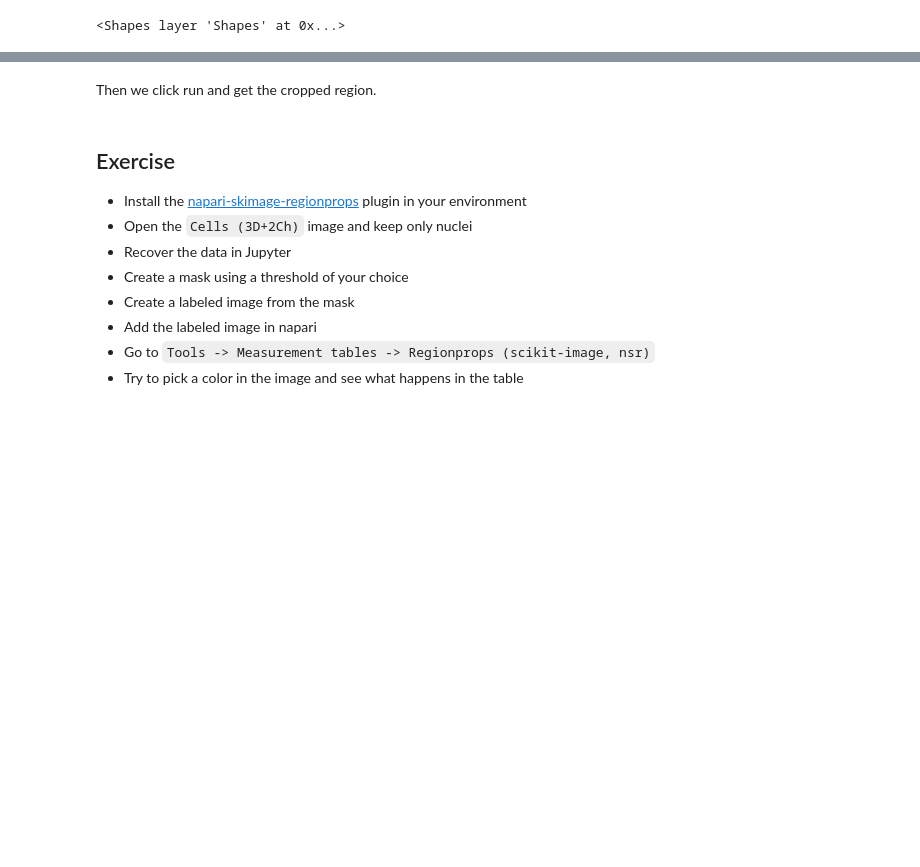
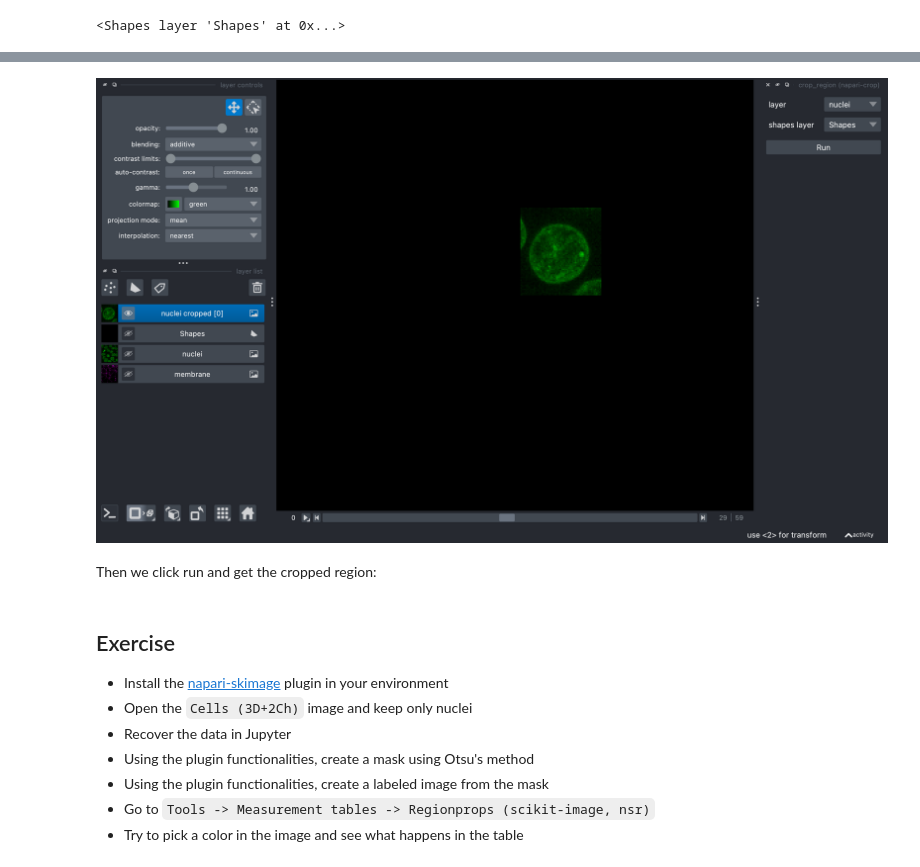
Before and after one commit to guiwitz/DSL_CV3_napari, a Jupyter notebook: notebooks/03-napari_using_plugins.ipynb, the cells around one changed output, grey strips where cells are left out. Drawn from its saved outputs; the diff is of its cells as text; code cells hidden in the pictures; blank space fills up the shorter version.

````diff
--- a/notebooks/03-napari_using_plugins.ipynb
+++ b/notebooks/03-napari_using_plugins.ipynb
@@ -57,13 +59,16 @@ nbscreenshot(viewer=viewer)
+# %%
+nbscreenshot(viewer=viewer)
+# %% [output]
+[figure, added]
 # %% [markdown]
-Then we click run and get the cropped region.
+Then we click run and get the cropped region:
 # %% [markdown]
 ## Exercise
 
-- Install the [napari-skimage-regionprops](https://www.napari-hub.org/plugins/napari-skimage-regionprops) plugin in your environment
+- Install the [napari-skimage](https://www.napari-hub.org/plugins/napari-skimage) plugin in your environment
 - Open the ```Cells (3D+2Ch)``` image and keep only nuclei
 - Recover the data in Jupyter
-- Create a mask using a threshold of your choice
-- Create a labeled image from the mask
-- Add the labeled image in napari
+- Using the plugin functionalities, create a mask using Otsu's method
+- Using the plugin functionalities, create a labeled image from the mask
 - Go to ```Tools -> Measurement tables -> Regionprops (scikit-image, nsr)```
 - Try to pick a color in the image and see what happens in the table
````
Also changed, not shown: parts of 4 cells of this notebook, 1 other file.
